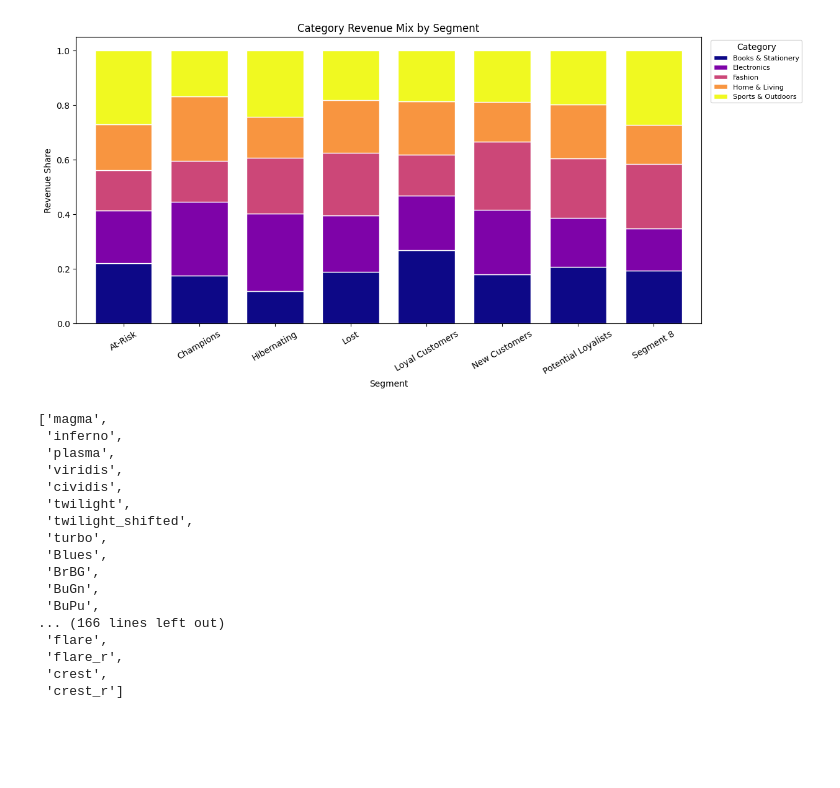
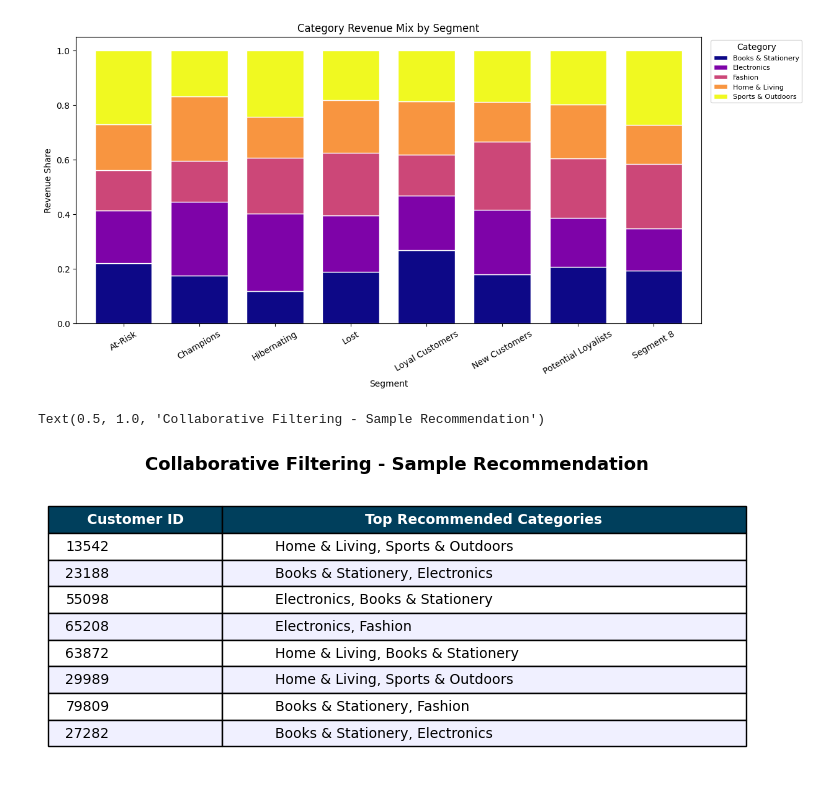
Before and after one commit to datajav/ecommerce-data-visualization-project, a Jupyter notebook: notebook/customer_analytics.ipynb, the cells around one changed output. Drawn from its saved outputs; the diff is of its cells as text; code cells hidden in the pictures; blank space fills up the shorter version.

```diff
--- a/notebook/customer_analytics.ipynb
+++ b/notebook/customer_analytics.ipynb
@@ -264,21 +268,29 @@ ax.legend(title="Category", bbox_to_anchor=(1.01,1), loc="upper left", fontsize=
 <matplotlib.legend.Legend at 0x...>
 [figure]
 # %%
+#Collaborative filtering Table
+sample_ids = customer_df["customer_id"].unique()[:8]
+rec_rows = []
+for cid in sample_ids:
+    cats = recommend_categories(cid, top_n=2)
+    rec_rows.append({"Customer ID":cid,
+                     "Top Recommended Categories": ", ".join(cats) if cats else "N/A"})
+rec_table = pd.DataFrame(rec_rows)
+
+fig, ax = plt.subplots(figsize=(9, 3.5))
+ax.axis("off")
+tbl = ax.table(cellText=rec_table.values, colLabels=rec_table.columns,
+               cellLoc="left", loc="center", colWidths=[0.25, 0.75])
+tbl.auto_set_font_size(False)
+tbl.set_fontsize(10)
+tbl.scale(1, 1.6)
+for (r, c), cell in tbl.get_celld().items():
+    if r == 0:
+        cell.set_facecolor(PALETTE2[0])
+        cell.set_text_props(color="white", fontweight="bold")
+    elif r % 2 == 0:
+        cell.set_facecolor("#F0F0FF")
+ax.set_title("Collaborative Filtering - Sample Recommendation", fontsize=13, fontweight="bold", pad=16)
 # %% [output]
-['magma',
- 'inferno',
- 'plasma',
- 'viridis',
- 'cividis',
- 'twilight',
- 'twilight_shifted',
- 'turbo',
- 'Blues',
- 'BrBG',
- 'BuGn',
- 'BuPu',
-... (166 lines left out)
- 'flare',
- 'flare_r',
- 'crest',
- 'crest_r']
+Text(0.5, 1.0, 'Collaborative Filtering - Sample Recommendation')
+[figure, added]
```
Also changed, not shown: parts of 7 cells of this notebook.
